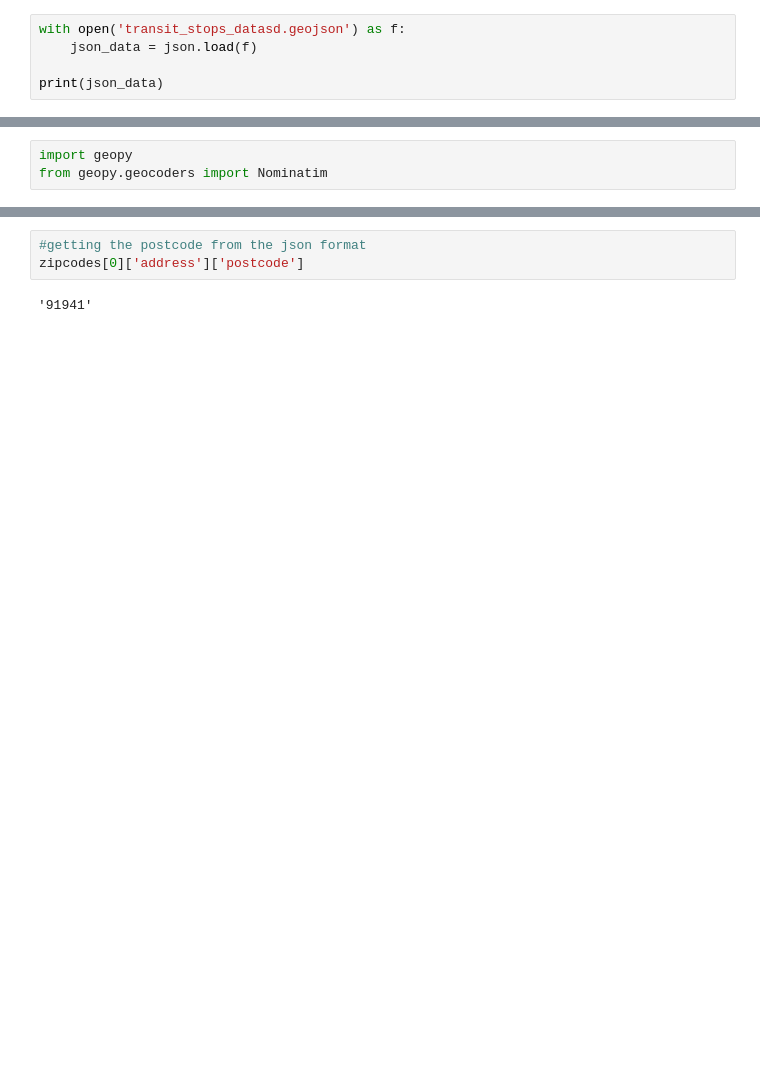
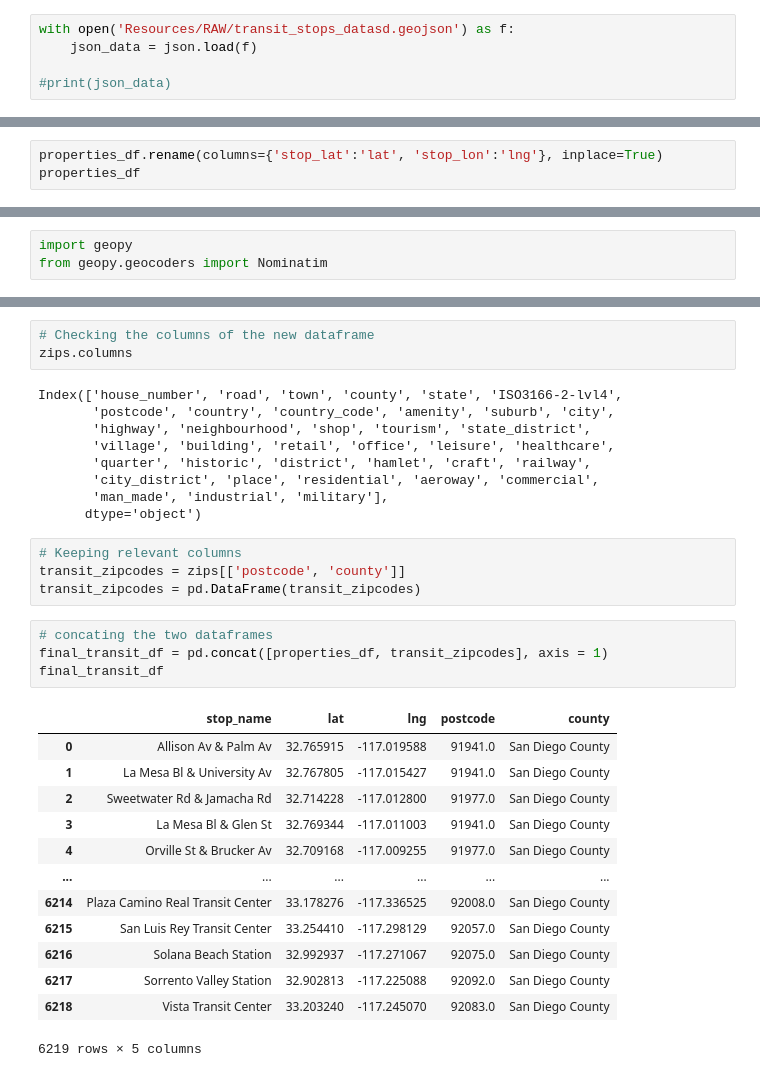
Before and after one commit to tsmtruong/final-project, a Jupyter notebook: Clean_Transit.ipynb, the cells around one changed output, grey strips where cells are left out. Saved outputs shown, nothing was run; the diff lists cells and outputs as text; blank space fills up the shorter version.

```diff
--- a/Clean_Transit.ipynb
+++ b/Clean_Transit.ipynb
@@ -4,7 +4,7 @@ import os
 import json
 import geojson
 # %%
-with open('transit_stops_datasd.geojson') as f:
+with open('Resources/RAW/transit_stops_datasd.geojson') as f:
     json_data = json.load(f)
 
-print(json_data)
+#print(json_data)
@@ -81,0 +67,3 @@ print(cords)
+# %%
+properties_df.rename(columns={'stop_lat':'lat', 'stop_lon':'lng'}, inplace=True)
+properties_df
@@ -129,5 +122,34 @@ zipcodes[0]
 # %%
-#getting the postcode from the json format
-zipcodes[0]['address']['postcode']
+# Checking the columns of the new dataframe
+zips.columns
 # %% [output]
-'91941'
+Index(['house_number', 'road', 'town', 'county', 'state', 'ISO3166-2-lvl4',
+       'postcode', 'country', 'country_code', 'amenity', 'suburb', 'city',
+       'highway', 'neighbourhood', 'shop', 'tourism', 'state_district',
+       'village', 'building', 'retail', 'office', 'leisure', 'healthcare',
+       'quarter', 'historic', 'district', 'hamlet', 'craft', 'railway',
+       'city_district', 'place', 'residential', 'aeroway', 'commercial',
+       'man_made', 'industrial', 'military'],
+      dtype='object')
+# %%
+# Keeping relevant columns
+transit_zipcodes = zips[['postcode', 'county']]
+transit_zipcodes = pd.DataFrame(transit_zipcodes)
+# %%
+# concating the two dataframes
+final_transit_df = pd.concat([properties_df, transit_zipcodes], axis = 1)
+final_transit_df
+# %% [output]
+|  | stop_name | lat | lng | postcode | county |
+| 0 | Allison Av & Palm Av | 32.765915 | -117.019588 | 91941.0 | San Diego County |
+| 1 | La Mesa Bl & University Av | 32.767805 | -117.015427 | 91941.0 | San Diego County |
+| 2 | Sweetwater Rd & Jamacha Rd | 32.714228 | -117.012800 | 91977.0 | San Diego County |
+| 3 | La Mesa Bl & Glen St | 32.769344 | -117.011003 | 91941.0 | San Diego County |
+| 4 | Orville St & Brucker Av | 32.709168 | -117.009255 | 91977.0 | San Diego County |
+| ... | ... | ... | ... | ... | ... |
+| 6214 | Plaza Camino Real Transit Center | 33.178276 | -117.336525 | 92008.0 | San Diego County |
+| 6215 | San Luis Rey Transit Center | 33.254410 | -117.298129 | 92057.0 | San Diego County |
+| 6216 | Solana Beach Station | 32.992937 | -117.271067 | 92075.0 | San Diego County |
+| 6217 | Sorrento Valley Station | 32.902813 | -117.225088 | 92092.0 | San Diego County |
+| 6218 | Vista Transit Center | 33.203240 | -117.245070 | 92083.0 | San Diego County |
+6219 rows × 5 columns
```
Also changed, not shown: parts of 15 cells of this notebook, 2 other files.
